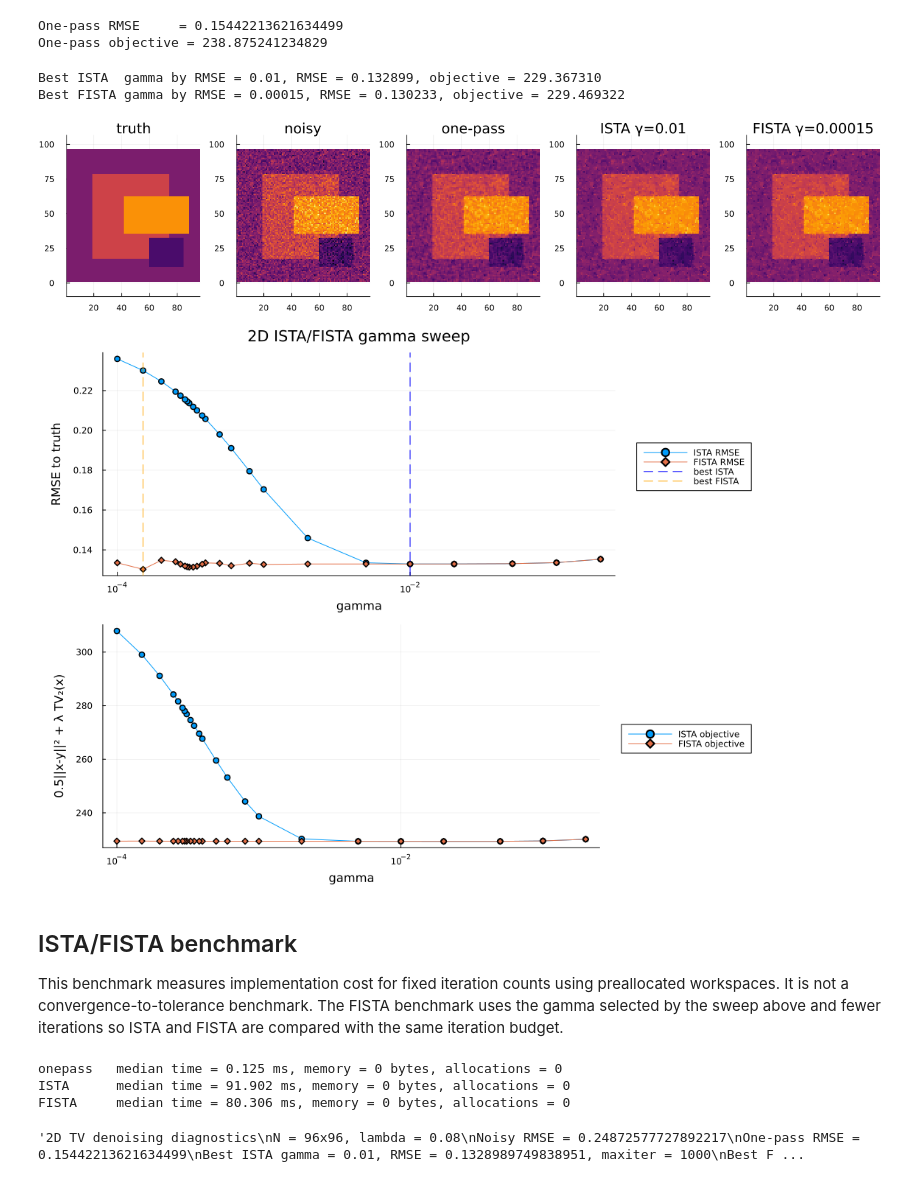
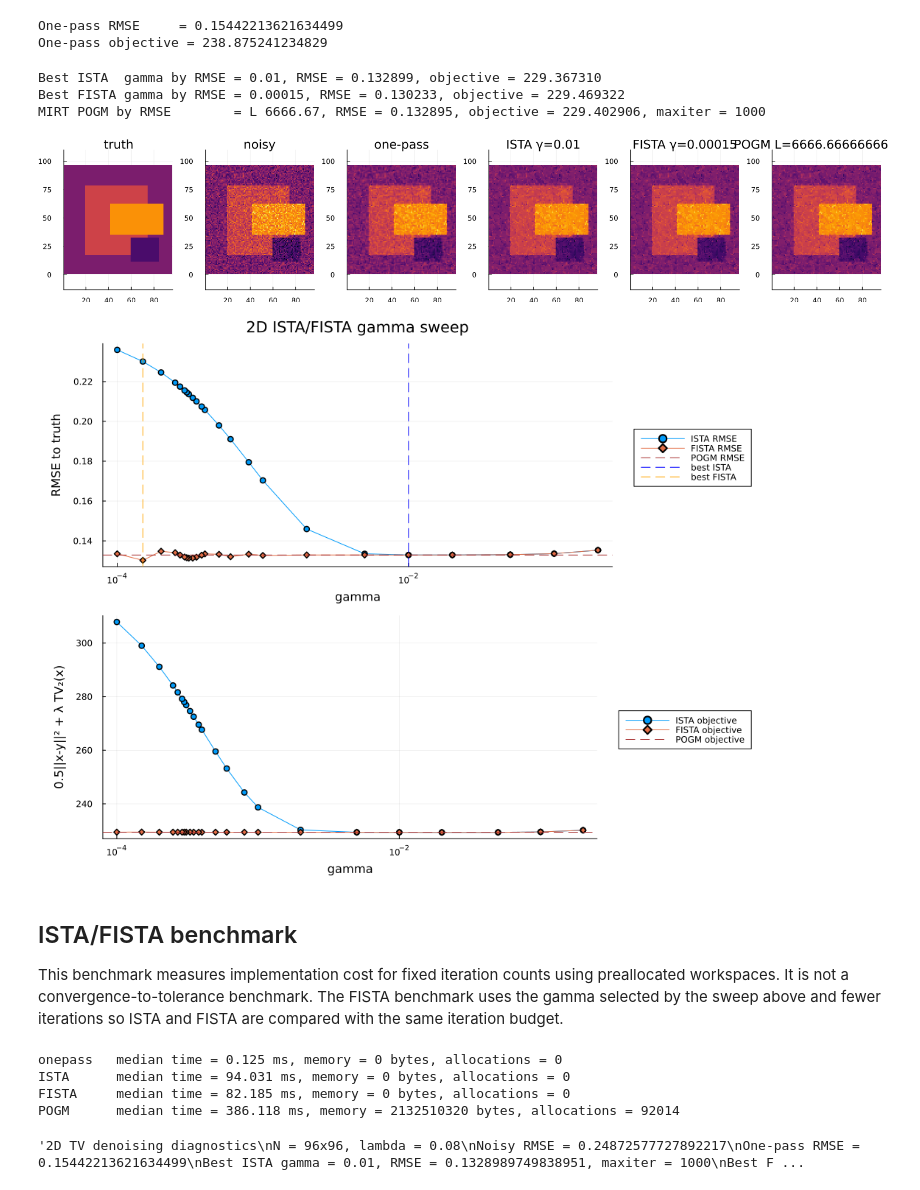
Before and after one commit to XiaochuanLyu/TVDenoising.jl, a Jupyter notebook: main2d.ipynb, the cells around one changed output. Cells and saved outputs as stored; diff of their text form; code cells hidden in the pictures.

Commit message:
feat: Add pogm for both 1D/2D TV denoising

```diff
--- a/main2d.ipynb
+++ b/main2d.ipynb
@@ -107,6 +109,8 @@ gammas = sort(unique([
 
 ista_maxiter = 1000
 fista_maxiter = 1000
+pogm_L = 6666.666666666667
+pogm_maxiter = 1000
 
 x_ista_by_gamma = Dict{Float64, Matrix{Float64}}()
 x_fista_by_gamma = Dict{Float64, Matrix{Float64}}()
@@ -139,28 +143,36 @@ best_fista_γ = gammas[best_fista_idx]
 @printf("Best FISTA gamma by RMSE = %.6g, RMSE = %.6f, objective = %.6f
 ",
         best_fista_γ, fista_rmse[best_fista_idx], fista_obj[best_fista_idx])
+
+x_pogm = tv2d_kamilov_pogm(y, λ; L=pogm_L, maxiter=pogm_maxiter)
+pogm_rmse = rmse(x_pogm, xtrue)
+pogm_obj = tv2_objective(x_pogm, y, λ)
+@printf("MIRT POGM by RMSE        = L %.6g, RMSE = %.6f, objective = %.6f, maxiter = %d\n",
+        pogm_L, pogm_rmse, pogm_obj, pogm_maxiter)
 # %% [output]
 Best ISTA  gamma by RMSE = 0.01, RMSE = 0.132899, objective = 229.367310
 Best FISTA gamma by RMSE = 0.00015, RMSE = 0.130233, objective = 229.469322
+MIRT POGM by RMSE        = L 6666.67, RMSE = 0.132895, objective = 229.402906, maxiter = 1000
 # %%
 mkpath("figures")
 
 x_ista_best = x_ista_by_gamma[best_ista_γ]
 x_fista_best = x_fista_by_gamma[best_fista_γ]
 
-clims = extrema(vcat(vec(xtrue), vec(y), vec(x_onepass), vec(x_ista_best), vec(x_fista_best)))
+clims = extrema(vcat(vec(xtrue), vec(y), vec(x_onepass), vec(x_ista_best), vec(x_fista_best), vec(x_pogm)))
 
 p1 = heatmap(xtrue; title="truth", aspect_ratio=:equal, colorbar=false, clims=clims)
 p2 = heatmap(y; title="noisy", aspect_ratio=:equal, colorbar=false, clims=clims)
 p3 = heatmap(x_onepass; title="one-pass", aspect_ratio=:equal, colorbar=false, clims=clims)
 p4 = heatmap(x_ista_best; title="ISTA γ=$(best_ista_γ)", aspect_ratio=:equal, colorbar=false, clims=clims)
 p5 = heatmap(x_fista_best; title="FISTA γ=$(best_fista_γ)", aspect_ratio=:equal, colorbar=false, clims=clims)
+p6 = heatmap(x_pogm; title="POGM L=$(pogm_L)", aspect_ratio=:equal, colorbar=false, clims=clims)
 
-p_results = plot(p1, p2, p3, p4, p5; layout=(1, 5), size=(1250, 280))
+p_results = plot(p1, p2, p3, p4, p5, p6; layout=(1, 6), size=(1450, 280))
 savefig(p_results, "figures/main2d_results.png")
 p_results
 # %% [output]
-[figure, old version]
+[figure, new version]
 # %%
 p_rmse = plot(
     gammas, ista_rmse;
@@ -173,6 +185,7 @@ p_rmse = plot(
     legend=:outerright,
 )
 plot!(p_rmse, gammas, fista_rmse; marker=:diamond, label="FISTA RMSE")
+hline!(p_rmse, [pogm_rmse]; label="POGM RMSE", color=:brown, linestyle=:dash)
 vline!(p_rmse, [best_ista_γ]; label="best ISTA", color=:blue, linestyle=:dash)
 vline!(p_rmse, [best_fista_γ]; label="best FISTA", color=:orange, linestyle=:dash)
 
@@ -186,12 +199,13 @@ p_obj = plot(
     legend=:outerright,
 )
 plot!(p_obj, gammas, fista_obj; marker=:diamond, label="FISTA objective")
+hline!(p_obj, [pogm_obj]; label="POGM objective", color=:brown, linestyle=:dash)
 
 p_sweep = plot(p_rmse, p_obj; layout=(2, 1), size=(980, 760), left_margin=6Plots.mm)
 savefig(p_sweep, "figures/main2d_gamma_sweep.png")
 p_sweep
 # %% [output]
-[figure, old version]
+[figure, new version]
 # %% [markdown]
 ## ISTA/FISTA benchmark
 
@@ -217,6 +231,7 @@ z_fista_b = similar(y)
 xprev_fista_b = similar(y)
 q_fista_b = similar(y)
 qprev_fista_b = similar(y)
+x_pogm_b = similar(y)
 
 x_onepass_b = similar(y)
 av_onepass_b = similar(y)
@@ -238,6 +253,10 @@ bench_fista = @benchmark tv2d_kamilov_fista!(
     $z_fista_b, $xprev_fista_b, $q_fista_b, $qprev_fista_b;
     γ=$best_fista_γ, maxiter=$bench_fista_iters,
 ) samples=10 evals=1
+bench_pogm = @benchmark tv2d_kamilov_pogm!(
+    $x_pogm_b, $y, $λ;
+    L=$pogm_L, maxiter=$pogm_maxiter,
+) samples=10 evals=1
 
 function bench_row(name, b)
     t_ms = median(b).time / 1e6
@@ -253,11 +272,13 @@ bench_results = [
     bench_row("onepass", bench_onepass),
     bench_row("ISTA", bench_ista),
     bench_row("FISTA", bench_fista),
+    bench_row("POGM", bench_pogm),
 ]
 # %% [output]
 onepass   median time = 0.125 ms, memory = 0 bytes, allocations = 0
-ISTA      median time = 91.902 ms, memory = 0 bytes, allocations = 0
-FISTA     median time = 80.306 ms, memory = 0 bytes, allocations = 0
+ISTA      median time = 94.031 ms, memory = 0 bytes, allocations = 0
+FISTA     median time = 82.185 ms, memory = 0 bytes, allocations = 0
+POGM      median time = 386.118 ms, memory = 2132510320 bytes, allocations = 92014
 # %%
 open("figures/main2d_results.txt", "w") do io
     println(io, "2D TV denoising diagnostics")
```
Also changed, not shown: parts of 3 cells of this notebook, 18 other files.
